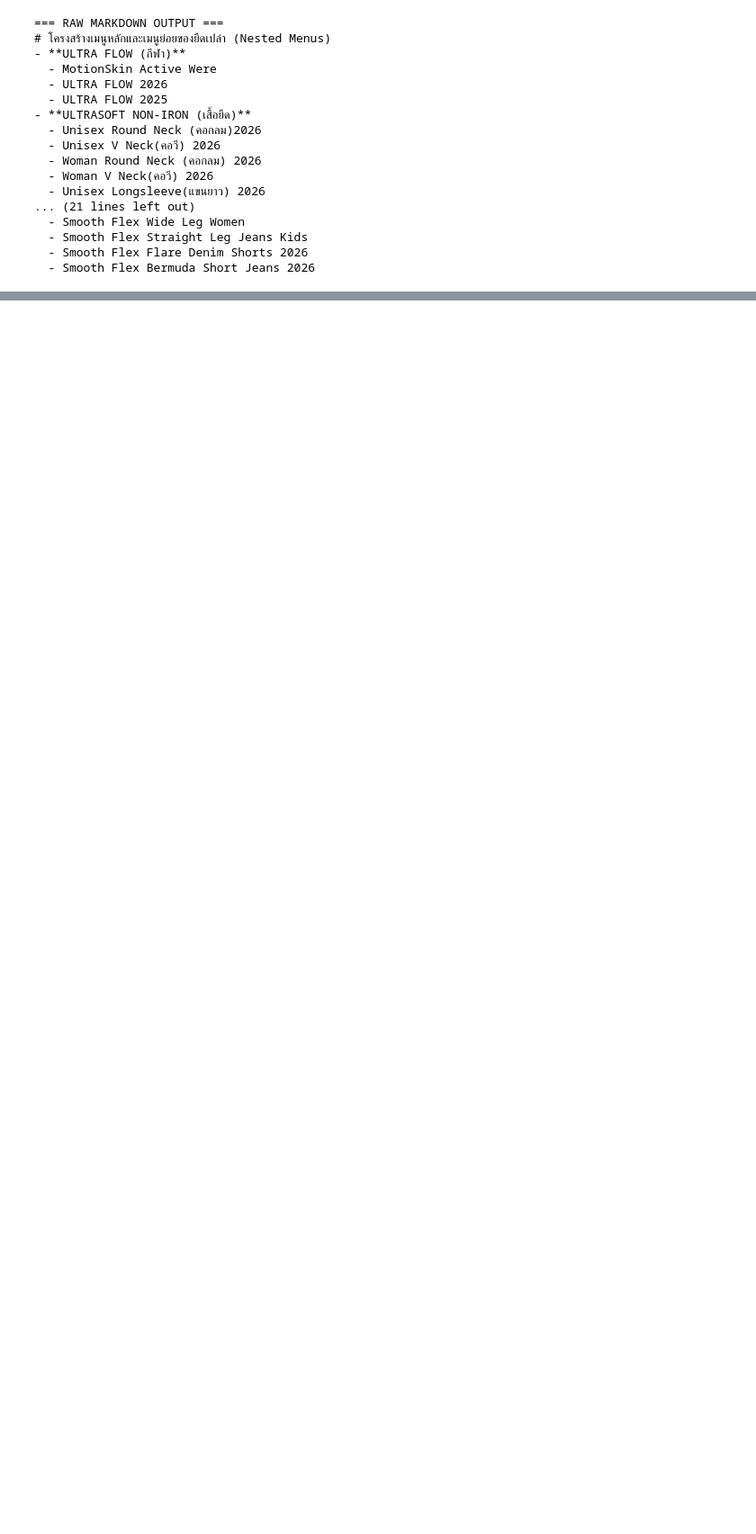
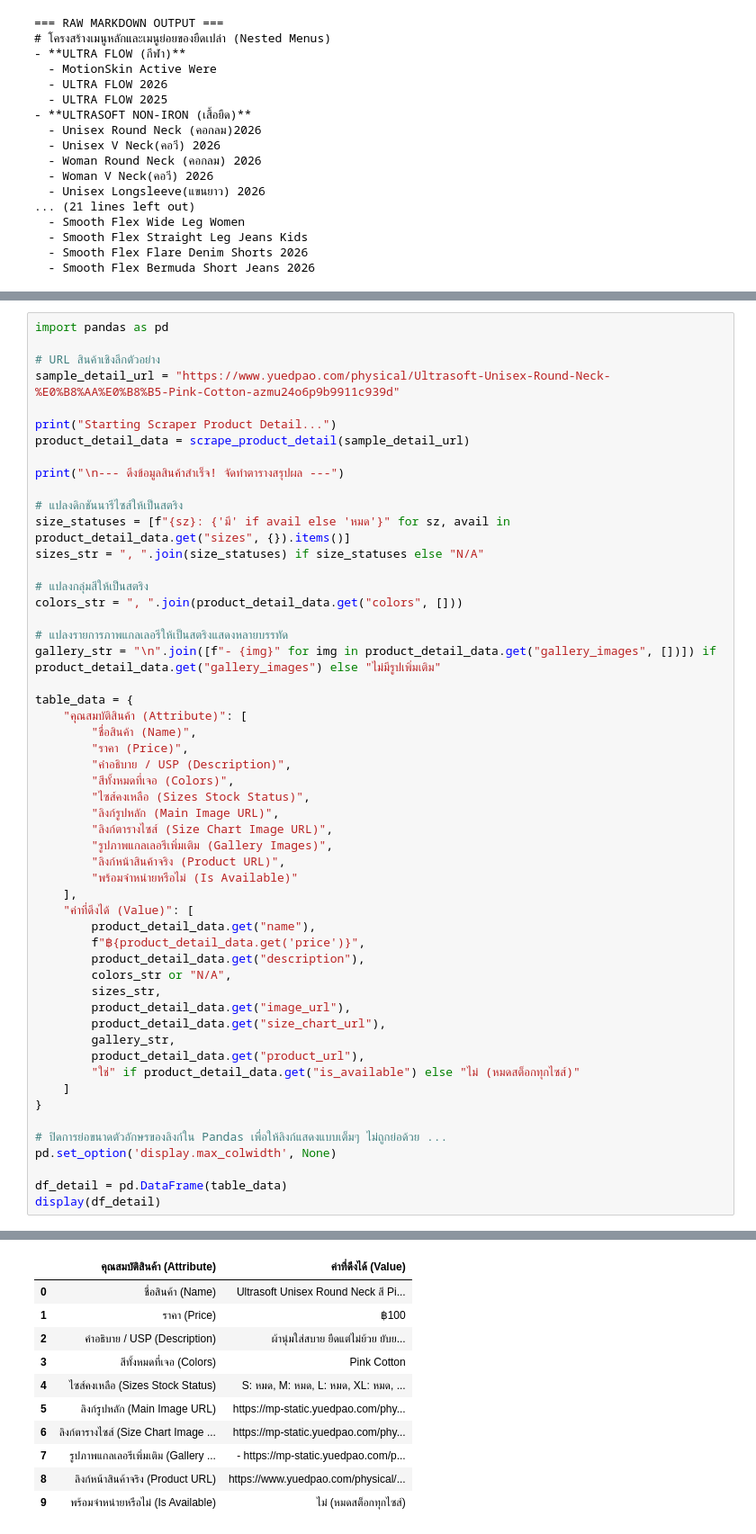
Before and after one commit to Anandaa69/Chatbot_YuedPao, a Jupyter notebook: notebooks/01_test_scraper.ipynb, the cells around one changed output, grey strips where cells are left out. Shown at 90% size. Cells and saved outputs as stored; diff of their text form; blank space fills up the shorter version.

```diff
--- a/notebooks/01_test_scraper.ipynb
+++ b/notebooks/01_test_scraper.ipynb
@@ -499,0 +864,54 @@ Scraping submenus of 'SMOOTH FLEX JEANS (กางเกงยีนส์ยื
+# %%
+import pandas as pd
+
+# URL สินค้าเชิงลึกตัวอย่าง
+sample_detail_url = "https://www.yuedpao.com/physical/Ultrasoft-Unisex-Round-Neck-%E0%B8%AA%E0%B8%B5-Pink-Cotton-azmu24o6p9b9911c939d"
+
+print("Starting Scraper Product Detail...")
+product_detail_data = scrape_product_detail(sample_detail_url)
+
+print("\n--- ดึงข้อมูลสินค้าสำเร็จ! จัดทำตารางสรุปผล ---")
+
+# แปลงดิกชันนารีไซส์ให้เป็นสตริง
+size_statuses = [f"{sz}: {'มี' if avail else 'หมด'}" for sz, avail in product_detail_data.get("sizes", {}).items()]
+sizes_str = ", ".join(size_statuses) if size_statuses else "N/A"
+
+# แปลงกลุ่มสีให้เป็นสตริง
+colors_str = ", ".join(product_detail_data.get("colors", []))
+
+# แปลงรายการภาพแกลเลอรีให้เป็นสตริงแสดงหลายบรรทัด
+gallery_str = "\n".join([f"- {img}" for img in product_detail_data.get("gallery_images", [])]) if product_detail_data.get("gallery_images") else "ไม่มีรูปเพิ่มเติม"
+
+table_data = {
+    "คุณสมบัติสินค้า (Attribute)": [
+        "ชื่อสินค้า (Name)",
+        "ราคา (Price)",
+        "คำอธิบาย / USP (Description)",
+        "สีทั้งหมดที่เจอ (Colors)",
+        "ไซส์คงเหลือ (Sizes Stock Status)",
+        "ลิงก์รูปหลัก (Main Image URL)",
+        "ลิงก์ตารางไซส์ (Size Chart Image URL)",
+        "รูปภาพแกลเลอรีเพิ่มเติม (Gallery Images)",
+        "ลิงก์หน้าสินค้าจริง (Product URL)",
+        "พร้อมจำหน่ายหรือไม่ (Is Available)"
+    ],
+    "ค่าที่ดึงได้ (Value)": [
+        product_detail_data.get("name"),
+        f"฿{product_detail_data.get('price')}",
+        product_detail_data.get("description"),
+        colors_str or "N/A",
+        sizes_str,
+        product_detail_data.get("image_url"),
+        product_detail_data.get("size_chart_url"),
+        gallery_str,
+        product_detail_data.get("product_url"),
+        "ใช่" if product_detail_data.get("is_available") else "ไม่ (หมดสต็อกทุกไซส์)"
+    ]
+}
+
+# ปิดการย่อขนาดตัวอักษรของลิงก์ใน Pandas เพื่อให้ลิงก์แสดงแบบเต็มๆ ไม่ถูกย่อด้วย ...
+pd.set_option('display.max_colwidth', None)
+
+df_detail = pd.DataFrame(table_data)
+display(df_detail)
+# %% [output]
@@ -499,0 +922,11 @@ Scraping submenus of 'SMOOTH FLEX JEANS (กางเกงยีนส์ยื
+|  | คุณสมบัติสินค้า (Attribute) | ค่าที่ดึงได้ (Value) |
+| 0 | ชื่อสินค้า (Name) | Ultrasoft Unisex Round Neck สี Pi... |
+| 1 | ราคา (Price) | ฿100 |
+| 2 | คำอธิบาย / USP (Description) | ผ้านุ่มใส่สบาย ยืดแต่ไม่ย้วย ยับย... |
+| 3 | สีทั้งหมดที่เจอ (Colors) | Pink Cotton |
+| 4 | ไซส์คงเหลือ (Sizes Stock Status) | S: หมด, M: หมด, L: หมด, XL: หมด, ... |
+| 5 | ลิงก์รูปหลัก (Main Image URL) | https://mp-static.yuedpao.com/phy... |
+| 6 | ลิงก์ตารางไซส์ (Size Chart Image ... | https://mp-static.yuedpao.com/phy... |
+| 7 | รูปภาพแกลเลอรีเพิ่มเติม (Gallery ... | - https://mp-static.yuedpao.com/p... |
+| 8 | ลิงก์หน้าสินค้าจริง (Product URL) | https://www.yuedpao.com/physical/... |
+| 9 | พร้อมจำหน่ายหรือไม่ (Is Available) | ไม่ (หมดสต็อกทุกไซส์) |
```
Also changed, not shown: parts of 13 cells of this notebook, 6 other files.
